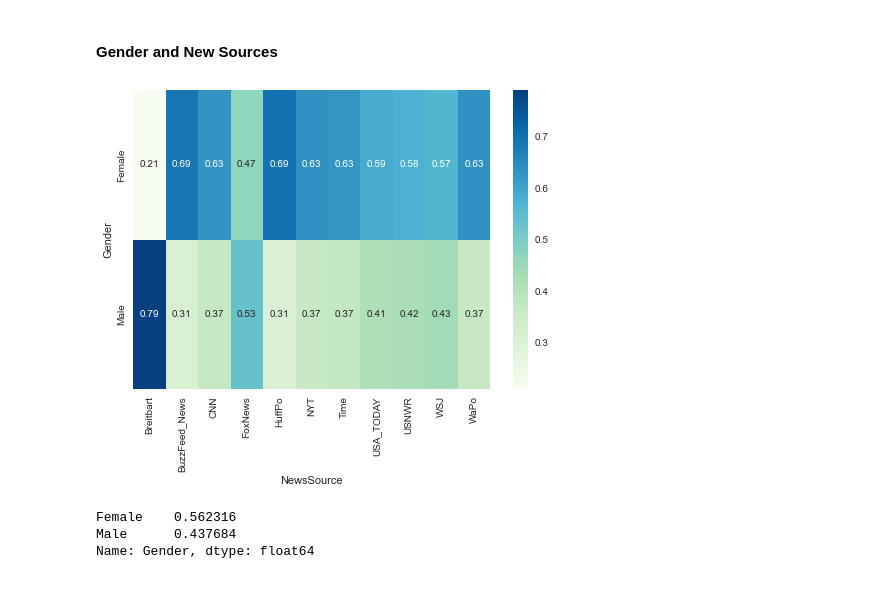
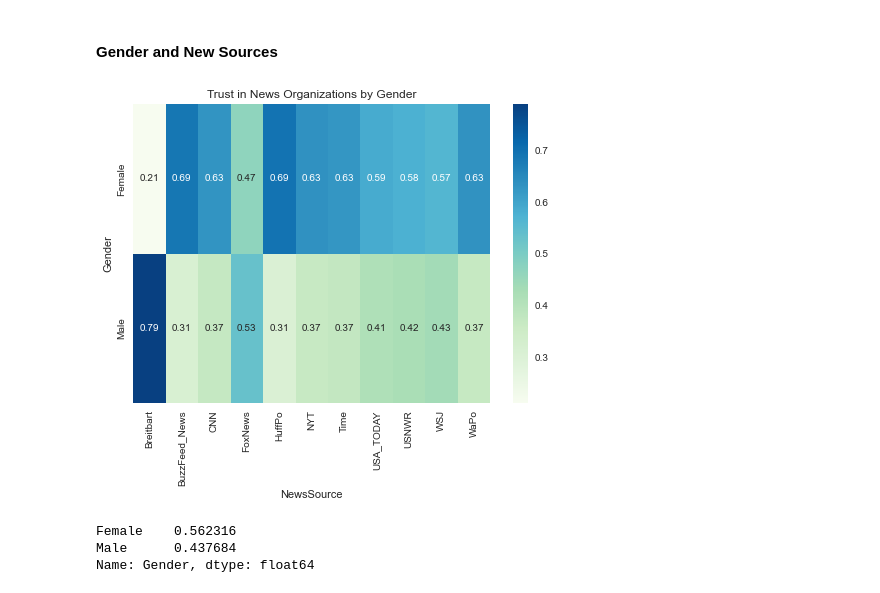
Before and after one commit to randynobx/News_Trust_and_Data, a Jupyter notebook: News_Trust_and_Data__Analytics.ipynb, the cells around one changed output. Cells and saved outputs as stored; diff of their text form; code cells hidden in the pictures.

```diff
--- a/News_Trust_and_Data__Analytics.ipynb
+++ b/News_Trust_and_Data__Analytics.ipynb
@@ -246,9 +250,10 @@ Conversely, 43% of those who trust Buzzfeed News are in the youngest age group,
 #### Gender and New Sources
 # %%
 gender_src_cross = pd.crosstab(survey_tidy['Gender'], survey_tidy[survey_tidy['SourceTrust'] == 1]['NewsSource'], normalize='columns')
+plt.title("Trust in News Organizations by Gender")
 sns.heatmap(gender_src_cross, cmap='GnBu', annot=True);
 # %% [output]
-[figure, old version]
+[figure, new version]
 # %%
 print(survey_short['Gender'].value_counts(normalize=True))
 # %% [output]
```
Also changed, not shown: parts of 8 cells of this notebook, 2 other files.
